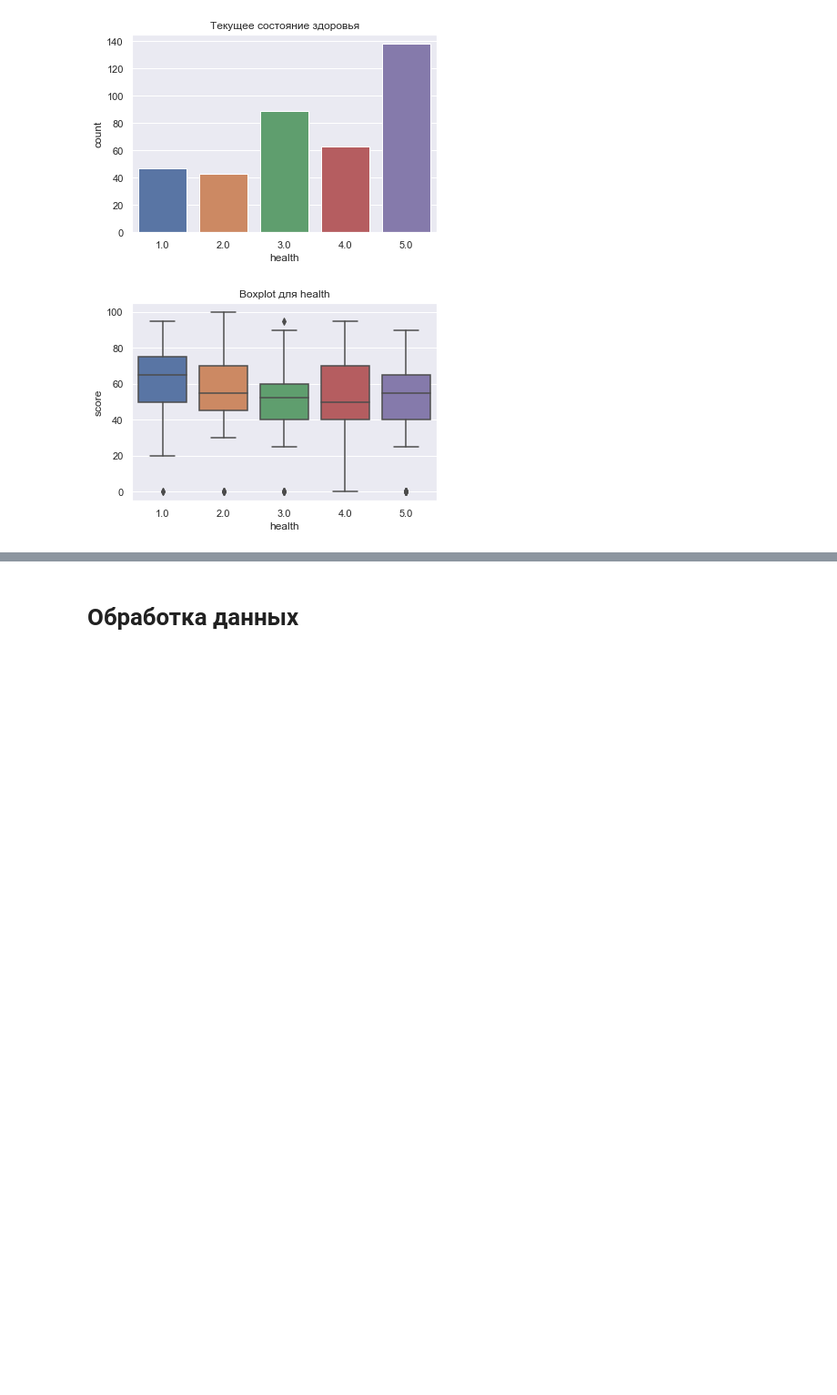
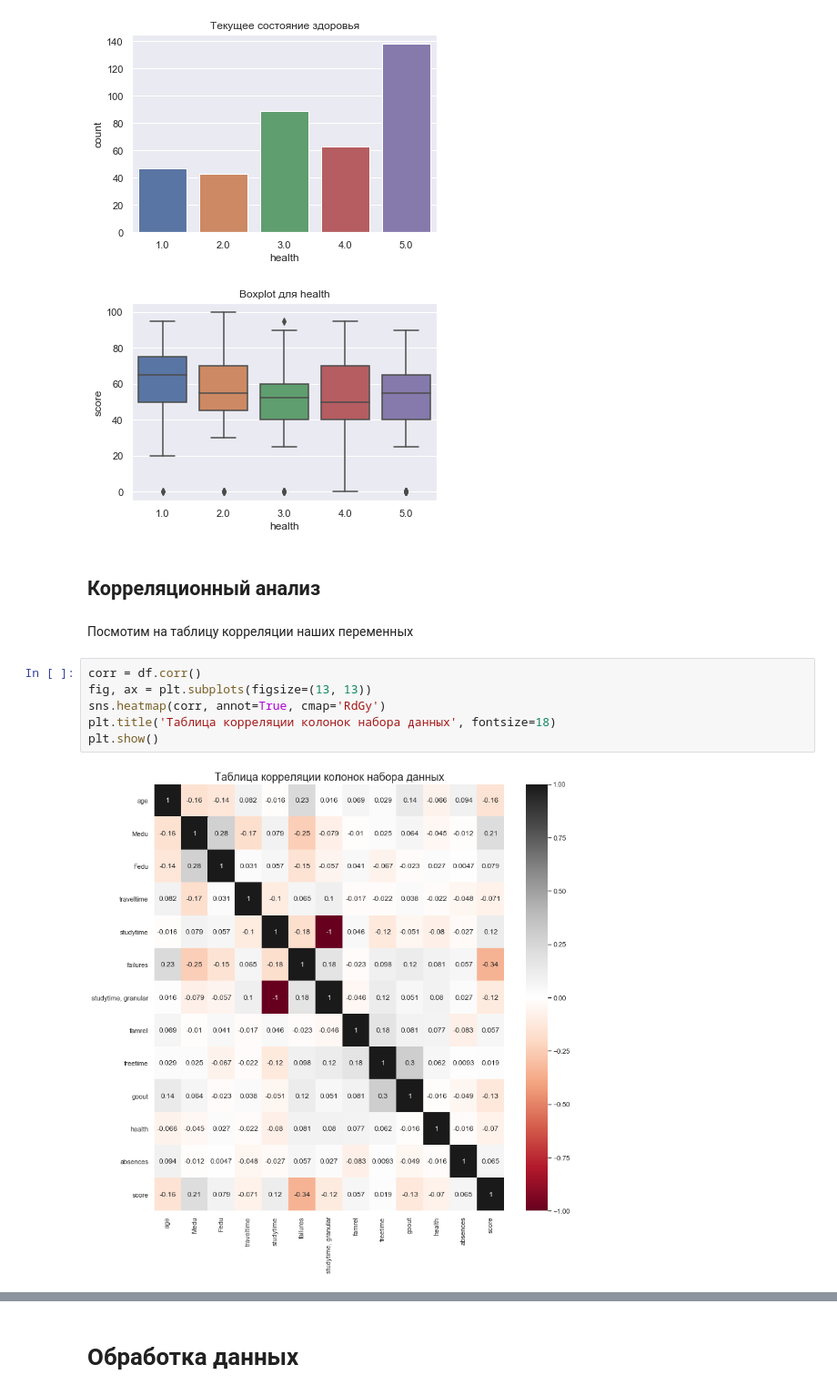
Before and after one commit to ns-ekimenko/skillfactory_rds, a Jupyter notebook: module_2/project 2. EDA.ipynb, the cells around one changed output, grey strips where cells are left out. Shown at 91% size. Saved outputs shown, nothing was run; the diff lists cells and outputs as text; blank space fills up the shorter version.

Commit message:
добавил корреляционный анализ отдельным блоком, по всем переменным

```diff
--- a/module_2/project 2. EDA.ipynb
+++ b/module_2/project 2. EDA.ipynb
@@ -546,3 +528,15 @@ display_boxplots('health')
 # %% [output]
 [figure]
 [figure]
+# %% [markdown]
+## Корреляционный анализ
+# %% [markdown]
+Посмотим на таблицу корреляции наших переменных
+# %%
+corr = df.corr()
+fig, ax = plt.subplots(figsize=(13, 13))
+sns.heatmap(corr, annot=True, cmap='RdGy')
+plt.title('Таблица корреляции колонок набора данных', fontsize=18)
+plt.show()
+# %% [output]
+[figure, added]
```
Also changed, not shown: parts of 9 cells of this notebook.
